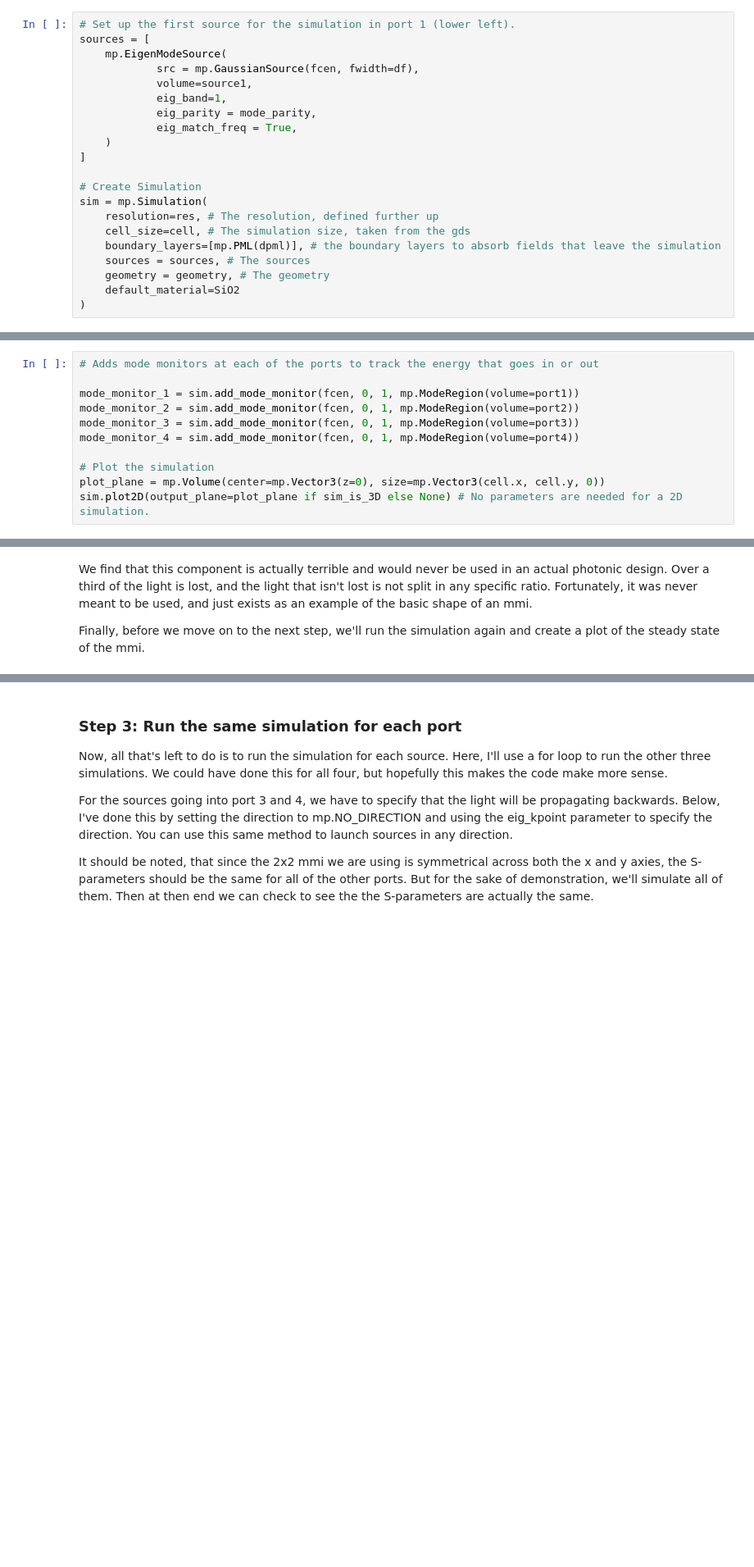
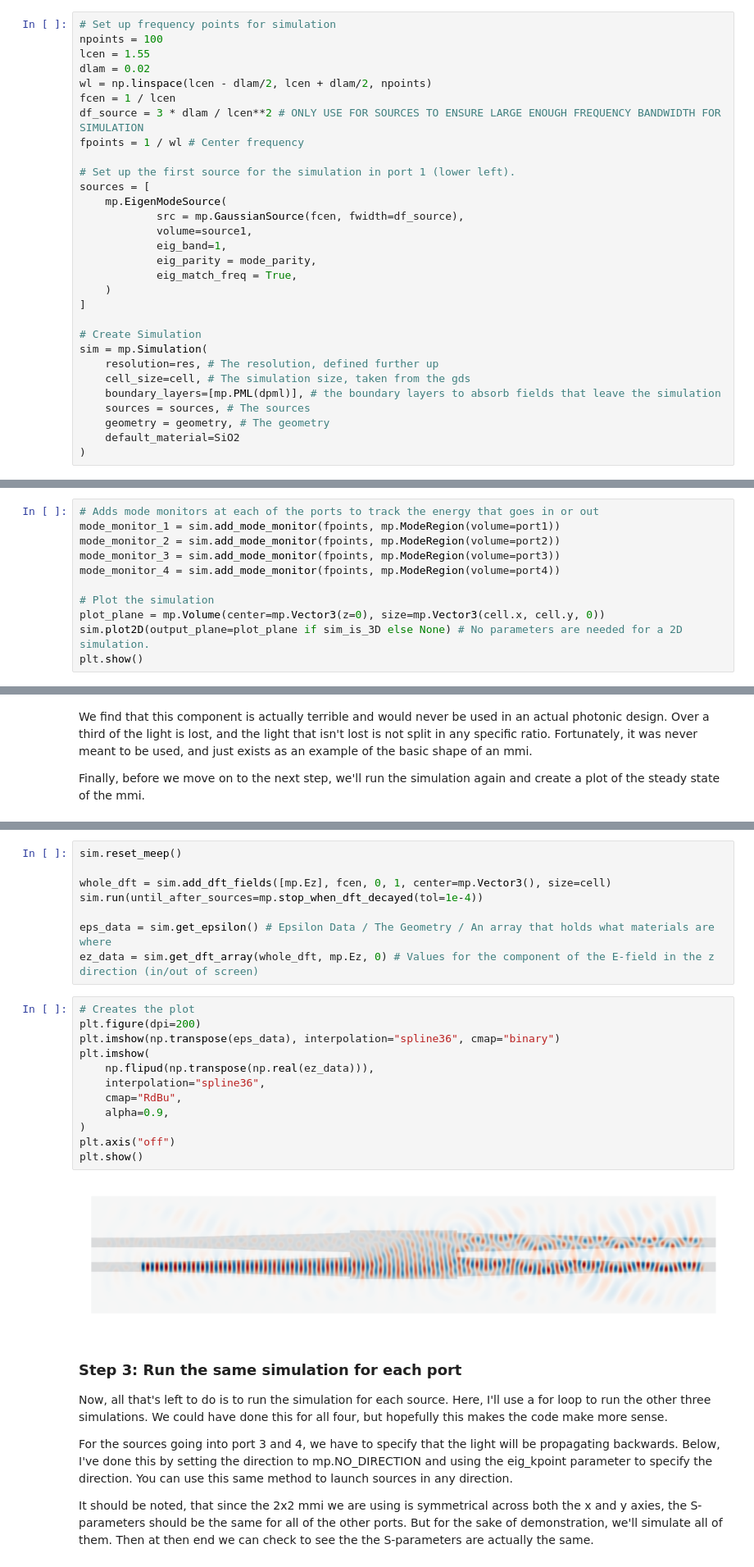
Before and after one commit to BYUCamachoLab/Photonics-Bootcamp, a Jupyter notebook: book/pages/scattering_parameters.ipynb, the cells around one changed output, grey strips where cells are left out. Shown at 82% size. Drawn from its saved outputs; the diff is of its cells as text; blank space fills up the shorter version.

Commit message:
fixed frequency points

```diff
--- a/book/pages/scattering_parameters.ipynb
+++ b/book/pages/scattering_parameters.ipynb
@@ -145,10 +141,19 @@ In order to find all the S-Parameters for a device, we have to run a number of s
 
 Note, however, that the MMI we are using has mirror symmetry about both the x and y axes, which means we could just do the simulation once and then assign the s-parameters using symmetry arguments. This is a useful trick when working with devices with symmetries about the ports that can save a lot of time.
 # %%
+# Set up frequency points for simulation
+npoints = 100
+lcen = 1.55
+dlam = 0.02
+wl = np.linspace(lcen - dlam/2, lcen + dlam/2, npoints)
+fcen = 1 / lcen
+df_source = 3 * dlam / lcen**2 # ONLY USE FOR SOURCES TO ENSURE LARGE ENOUGH FREQUENCY BANDWIDTH FOR SIMULATION
+fpoints = 1 / wl # Center frequency
+
 # Set up the first source for the simulation in port 1 (lower left).
 sources = [
     mp.EigenModeSource(
-            src = mp.GaussianSource(fcen, fwidth=df),
+            src = mp.GaussianSource(fcen, fwidth=df_source),
             volume=source1,
             eig_band=1,
             eig_parity = mode_parity,
@@ -171,13 +176,13 @@ After creating the simulation, we can add mode monitors at each of the ports. Th
 After our simulation is completely set up for the first source, we can plot it to make sure everything looks right before running the simulation. We do that using the plot2D() method.
 # %%
 # Adds mode monitors at each of the ports to track the energy that goes in or out
-
-mode_monitor_1 = sim.add_mode_monitor(fcen, 0, 1, mp.ModeRegion(volume=port1))
-mode_monitor_2 = sim.add_mode_monitor(fcen, 0, 1, mp.ModeRegion(volume=port2))
-mode_monitor_3 = sim.add_mode_monitor(fcen, 0, 1, mp.ModeRegion(volume=port3))
-mode_monitor_4 = sim.add_mode_monitor(fcen, 0, 1, mp.ModeRegion(volume=port4))
+mode_monitor_1 = sim.add_mode_monitor(fpoints, mp.ModeRegion(volume=port1))
+mode_monitor_2 = sim.add_mode_monitor(fpoints, mp.ModeRegion(volume=port2))
+mode_monitor_3 = sim.add_mode_monitor(fpoints, mp.ModeRegion(volume=port3))
+mode_monitor_4 = sim.add_mode_monitor(fpoints, mp.ModeRegion(volume=port4))
 
 # Plot the simulation
 plot_plane = mp.Volume(center=mp.Vector3(z=0), size=mp.Vector3(cell.x, cell.y, 0))
 sim.plot2D(output_plane=plot_plane if sim_is_3D else None) # No parameters are needed for a 2D simulation.
+plt.show()
 # %% [output]
@@ -291,3 +252,25 @@ plt.show()
+# %%
+sim.reset_meep()
+
+whole_dft = sim.add_dft_fields([mp.Ez], fcen, 0, 1, center=mp.Vector3(), size=cell)
+sim.run(until_after_sources=mp.stop_when_dft_decayed(tol=1e-4))
+
+eps_data = sim.get_epsilon() # Epsilon Data / The Geometry / An array that holds what materials are where
+ez_data = sim.get_dft_array(whole_dft, mp.Ez, 0) # Values for the component of the E-field in the z direction (in/out of screen)
+# %%
+# Creates the plot
+plt.figure(dpi=200)
+plt.imshow(np.transpose(eps_data), interpolation="spline36", cmap="binary")
+plt.imshow(
+    np.flipud(np.transpose(np.real(ez_data))),
+    interpolation="spline36",
+    cmap="RdBu",
+    alpha=0.9,
+)
+plt.axis("off")
+plt.show()
+# %% [output]
+[figure, added]
 # %% [markdown]
 ### Step 3: Run the same simulation for each port
 
```
Also changed, not shown: parts of 16 cells of this notebook.
